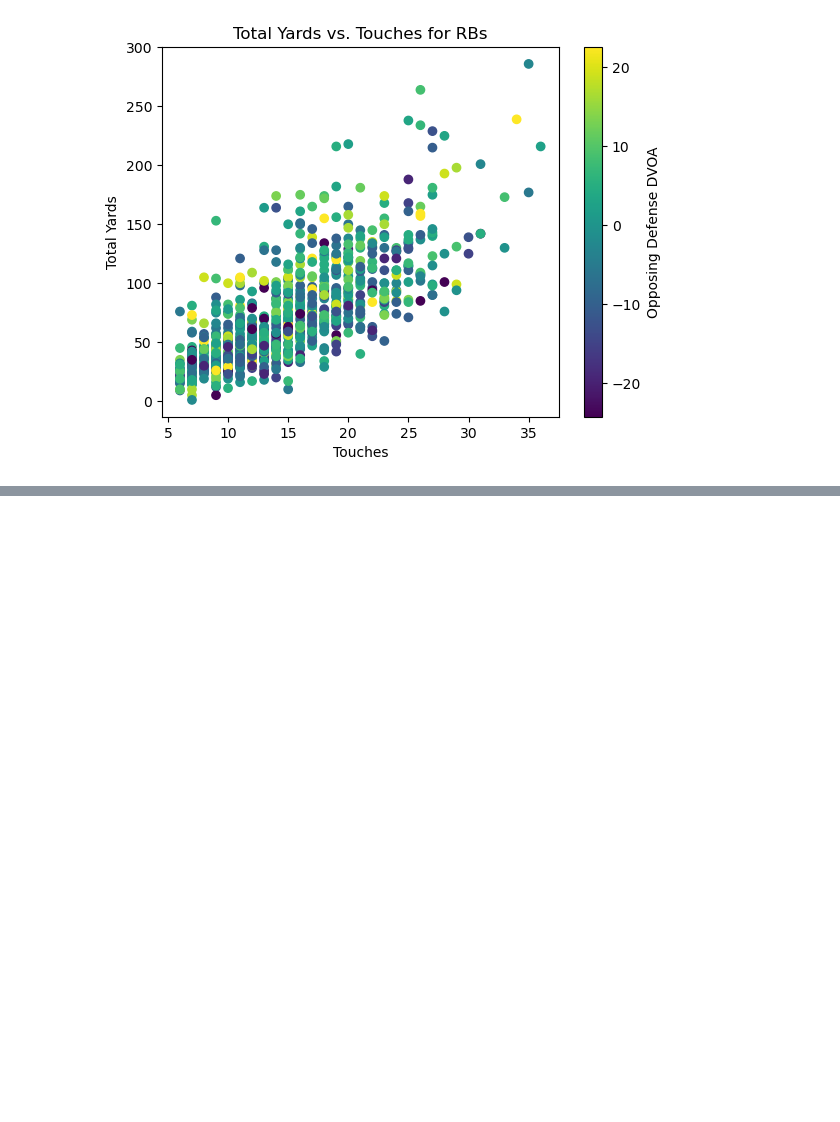
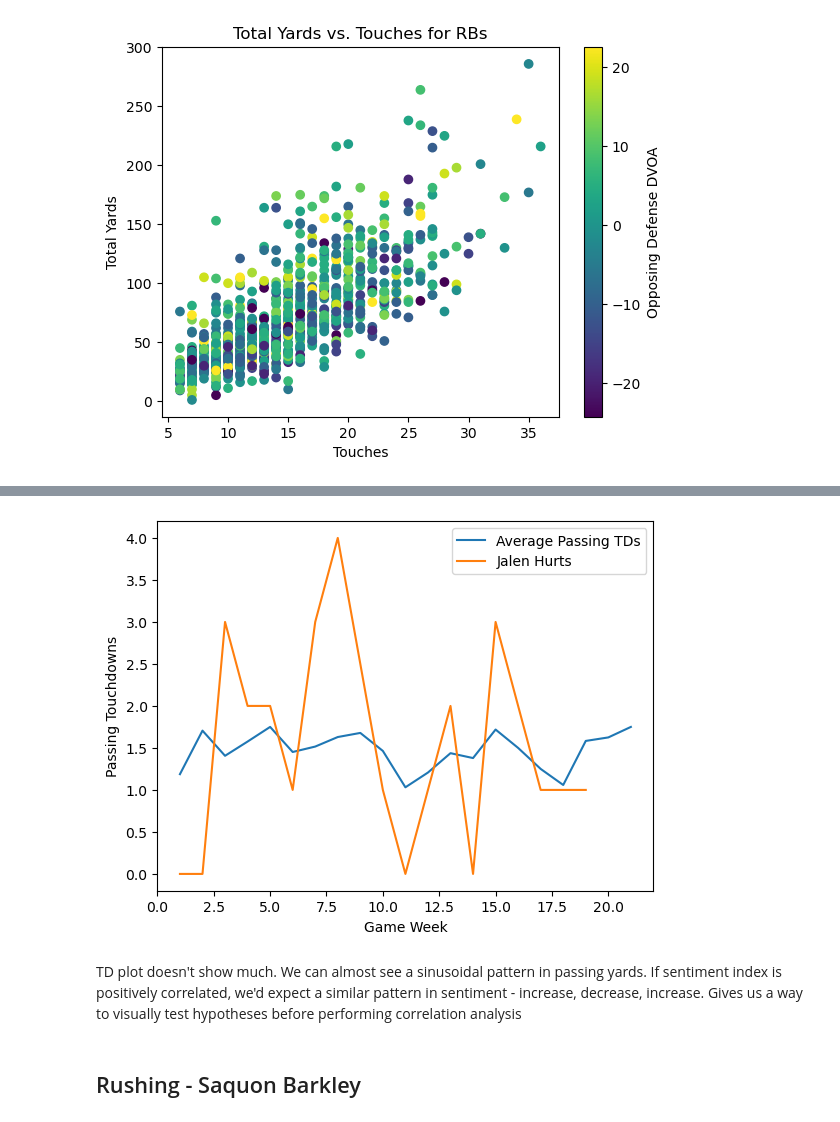
Before and after one commit to ryanjamesyu2/sentiment-performance-connection, a Jupyter notebook: athletic_data_eda.ipynb, the cells around one changed output, grey strips where cells are left out. Drawn from its saved outputs; the diff is of its cells as text; code cells hidden in the pictures; blank space fills up the shorter version.

```diff
--- a/athletic_data_eda.ipynb
+++ b/athletic_data_eda.ipynb
@@ -292,0 +332,13 @@ plt.show()
+# %%
+plt.plot(avg_qb_df['game_week'], avg_qb_df['stats_passing_pass_td'], label='Average Passing TDs')
+plt.plot(hurts_df['game_week'], hurts_df['stats_passing_pass_td'], label='Jalen Hurts')
+plt.xlabel('Game Week')
+plt.ylabel('Passing Touchdowns')
+plt.legend()
+plt.show()
+# %% [output]
+[figure, added]
+# %% [markdown]
+TD plot doesn't show much. We can almost see a sinusoidal pattern in passing yards. If sentiment index is positively correlated, we'd expect a similar pattern in sentiment - increase, decrease, increase. Gives us a way to visually test hypotheses before performing correlation analysis
+# %% [markdown]
+## Rushing - Saquon Barkley
```
Also changed, not shown: parts of 19 cells of this notebook.
